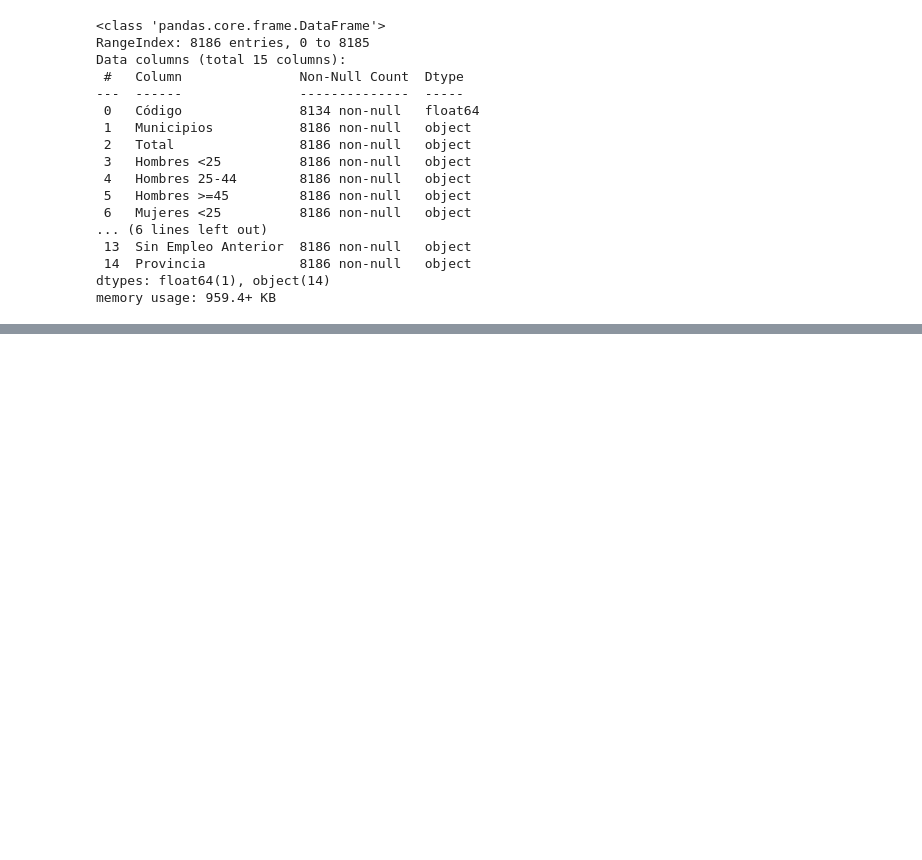
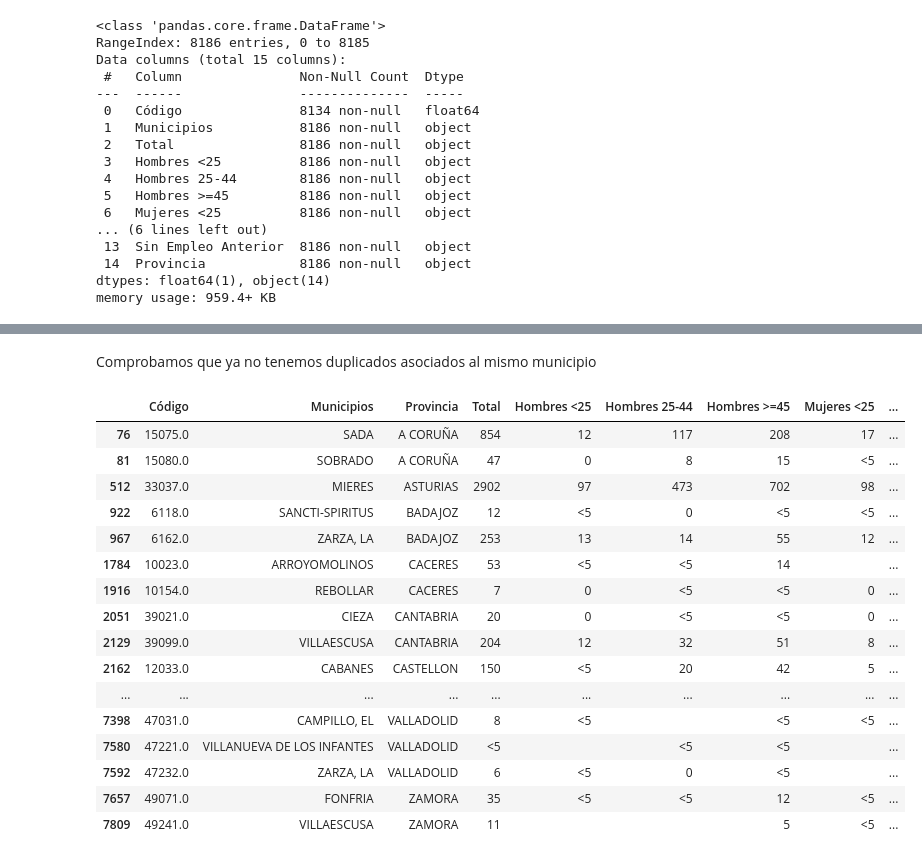
Before and after one commit to Rcm89/TFM-analisis-educacion, a Jupyter notebook: paro_municipios.ipynb, the cells around one changed output, grey strips where cells are left out. Cells and saved outputs as stored; diff of their text form; code cells hidden in the pictures; blank space fills up the shorter version.

Commit message:
limmpieza dataframes ine y paro municipios avanzada

```diff
--- a/paro_municipios.ipynb
+++ b/paro_municipios.ipynb
@@ -206,9 +211,0 @@ df_paro_municipios.head()
-# %%
-columns = df_paro_municipios.columns.tolist()
-if 'Municipios' in columns and 'Provincia' in columns:
-    columns.remove('Provincia')
-    municipios_index = columns.index('Municipios')
-    columns.insert(municipios_index + 1, 'Provincia')
-    df_paro_municipios = df_paro_municipios[columns]
-
-df_paro_municipios.head()
@@ -221,0 +273,29 @@ df_paro_municipios.head()
+# %%
+df_paro_municipios= df_paro_municipios.dropna(subset=['Código'])
+df_paro_municipios.reset_index(drop=True, inplace=True)
+# %% [markdown]
+Comprobamos que ya no tenemos duplicados asociados al mismo municipio
+# %%
+# Identificar duplicados en la columna "Municipios"
+df_duplicados_municipios = df_paro_municipios[df_paro_municipios['Municipios'].duplicated(keep=False)]
+
+# Mostrar los duplicados
+df_duplicados_municipios
+# %% [output]
+|  | Código | Municipios | Provincia | Total | Hombres <25 | Hombres 25-44 | Hombres >=45 | Mujeres <25 | ... |
+| 76 | 15075.0 | SADA | A CORUÑA | 854 | 12 | 117 | 208 | 17 | ... |
+| 81 | 15080.0 | SOBRADO | A CORUÑA | 47 | 0 | 8 | 15 | <5 | ... |
+| 512 | 33037.0 | MIERES | ASTURIAS | 2902 | 97 | 473 | 702 | 98 | ... |
+| 922 | 6118.0 | SANCTI-SPIRITUS | BADAJOZ | 12 | <5 | 0 | <5 | <5 | ... |
+| 967 | 6162.0 | ZARZA, LA | BADAJOZ | 253 | 13 | 14 | 55 | 12 | ... |
+| 1784 | 10023.0 | ARROYOMOLINOS | CACERES | 53 | <5 | <5 | 14 |  | ... |
+| 1916 | 10154.0 | REBOLLAR | CACERES | 7 | 0 | <5 | <5 | 0 | ... |
+| 2051 | 39021.0 | CIEZA | CANTABRIA | 20 | 0 | <5 | <5 | 0 | ... |
+| 2129 | 39099.0 | VILLAESCUSA | CANTABRIA | 204 | 12 | 32 | 51 | 8 | ... |
+| 2162 | 12033.0 | CABANES | CASTELLON | 150 | <5 | 20 | 42 | 5 | ... |
+| ... | ... | ... | ... | ... | ... | ... | ... | ... | ... |
+| 7398 | 47031.0 | CAMPILLO, EL | VALLADOLID | 8 | <5 |  | <5 | <5 | ... |
+| 7580 | 47221.0 | VILLANUEVA DE LOS INFANTES | VALLADOLID | <5 |  | <5 | <5 |  | ... |
+| 7592 | 47232.0 | ZARZA, LA | VALLADOLID | 6 | <5 | 0 | <5 |  | ... |
+| 7657 | 49071.0 | FONFRIA | ZAMORA | 35 | <5 | <5 | 12 | <5 | ... |
+| 7809 | 49241.0 | VILLAESCUSA | ZAMORA | 11 |  |  | 5 | <5 | ... |
```
Also changed, not shown: parts of 34 cells of this notebook, 7 other files.
